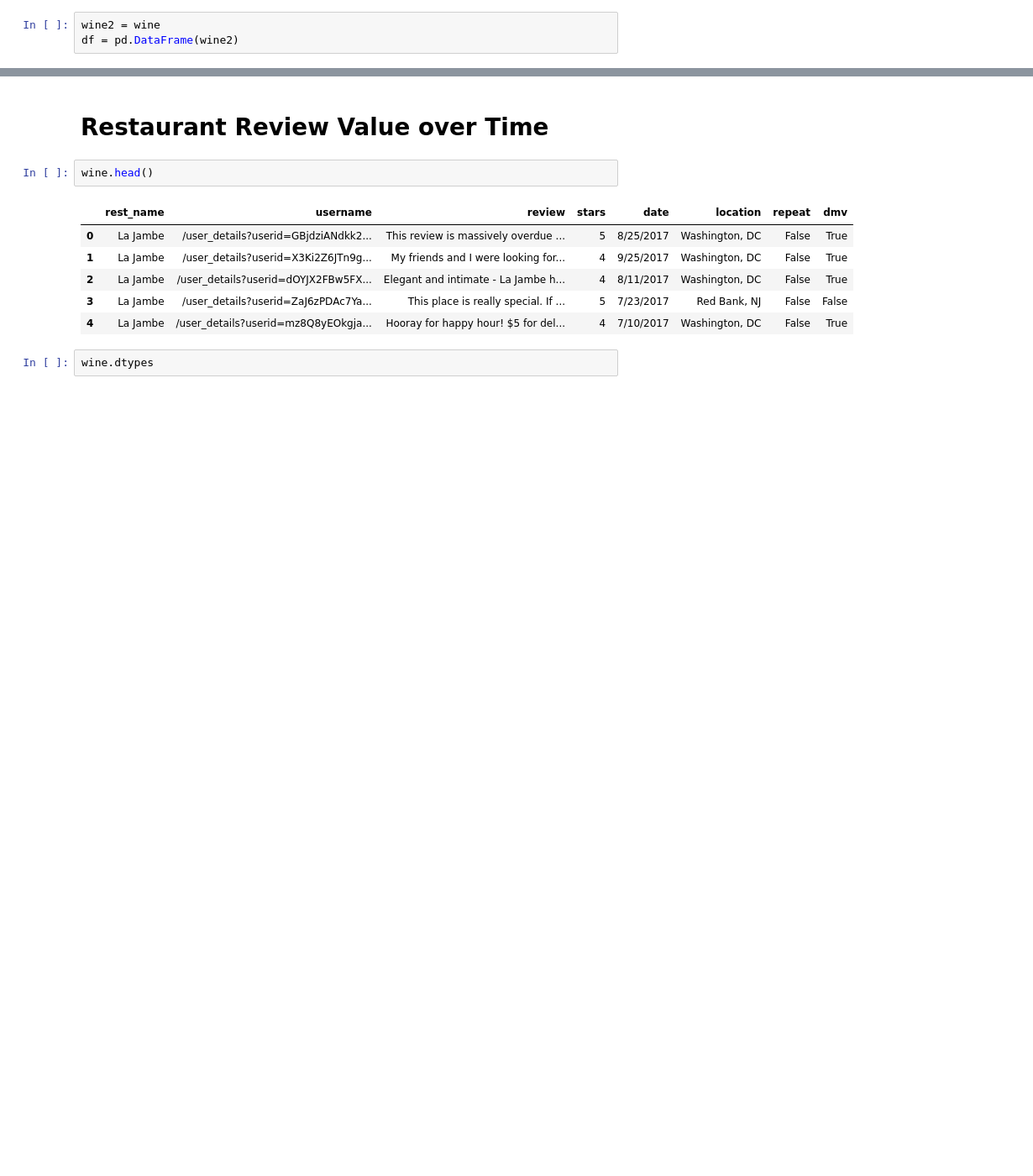
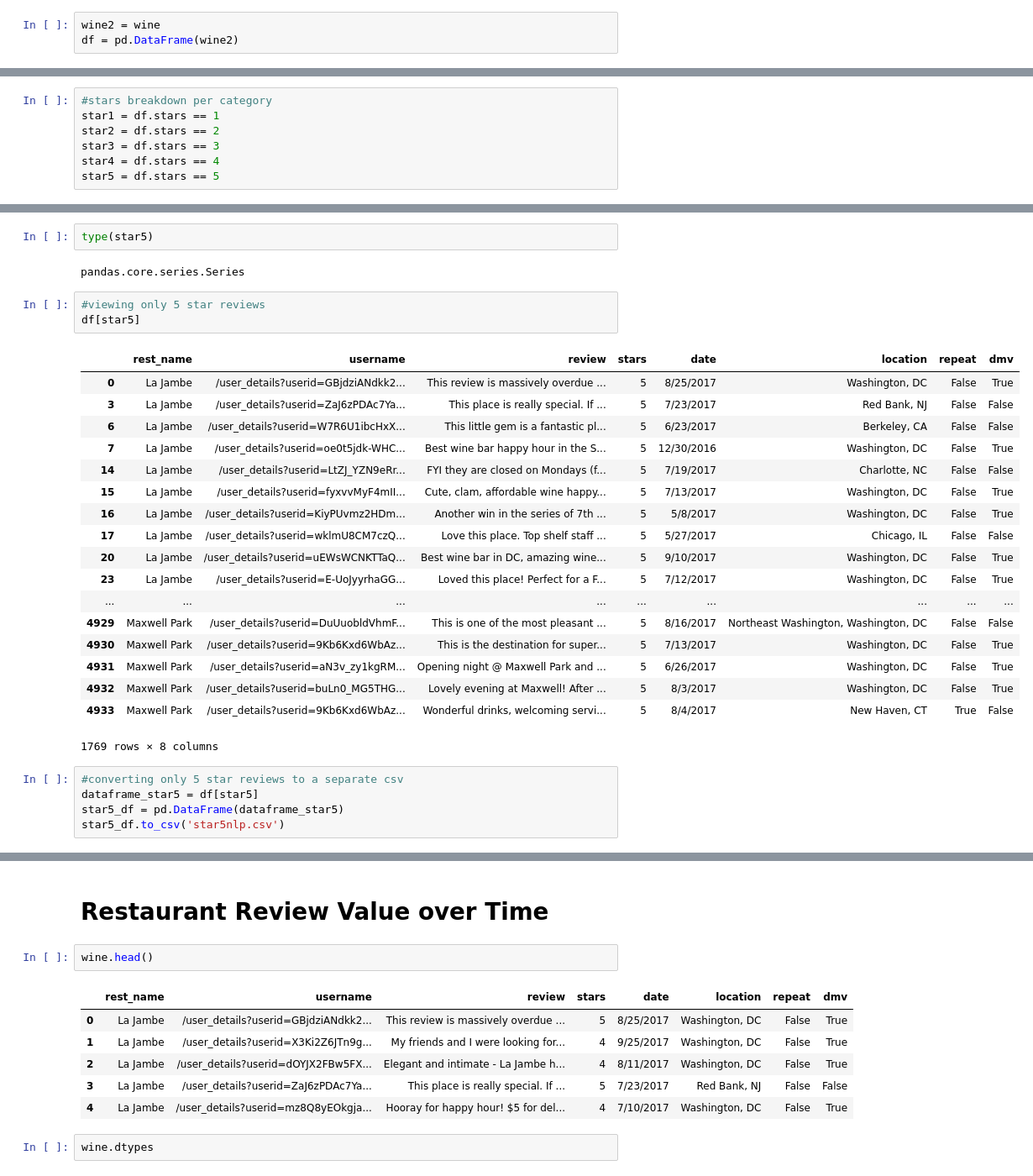
Before and after one commit to jerzeyguy384/nlpsideproject, a Jupyter notebook: yelp-dc-wine-analysis.ipynb, the cells around one changed output, grey strips where cells are left out. Shown at 84% size. Cells and saved outputs as stored; diff of their text form; blank space fills up the shorter version.

```diff
--- a/yelp-dc-wine-analysis.ipynb
+++ b/yelp-dc-wine-analysis.ipynb
@@ -559,0 +363,7 @@ fd.plot(15)
+# %%
+#stars breakdown per category
+star1 = df.stars == 1
+star2 = df.stars == 2
+star3 = df.stars == 3
+star4 = df.stars == 4
+star5 = df.stars == 5
@@ -559,0 +390,31 @@ fd.plot(15)
+# %%
+type(star5)
+# %% [output]
+pandas.core.series.Series
+# %%
+#viewing only 5 star reviews
+df[star5]
+# %% [output]
+|  | rest_name | username | review | stars | date | location | repeat | dmv |
+| 0 | La Jambe | /user_details?userid=GBjdziANdkk2... | This review is massively overdue ... | 5 | 8/25/2017 | Washington, DC | False | True |
+| 3 | La Jambe | /user_details?userid=ZaJ6zPDAc7Ya... | This place is really special. If ... | 5 | 7/23/2017 | Red Bank, NJ | False | False |
+| 6 | La Jambe | /user_details?userid=W7R6U1ibcHxX... | This little gem is a fantastic pl... | 5 | 6/23/2017 | Berkeley, CA | False | False |
+| 7 | La Jambe | /user_details?userid=oe0t5jdk-WHC... | Best wine bar happy hour in the S... | 5 | 12/30/2016 | Washington, DC | False | True |
+| 14 | La Jambe | /user_details?userid=LtZJ_YZN9eRr... | FYI they are closed on Mondays (f... | 5 | 7/19/2017 | Charlotte, NC | False | False |
+| 15 | La Jambe | /user_details?userid=fyxvvMyF4mII... | Cute, clam, affordable wine happy... | 5 | 7/13/2017 | Washington, DC | False | True |
+| 16 | La Jambe | /user_details?userid=KiyPUvmz2HDm... | Another win in the series of 7th ... | 5 | 5/8/2017 | Washington, DC | False | True |
+| 17 | La Jambe | /user_details?userid=wklmU8CM7czQ... | Love this place. Top shelf staff ... | 5 | 5/27/2017 | Chicago, IL | False | False |
+| 20 | La Jambe | /user_details?userid=uEWsWCNKTTaQ... | Best wine bar in DC, amazing wine... | 5 | 9/10/2017 | Washington, DC | False | True |
+| 23 | La Jambe | /user_details?userid=E-UoJyyrhaGG... | Loved this place! Perfect for a F... | 5 | 7/12/2017 | Washington, DC | False | True |
+| ... | ... | ... | ... | ... | ... | ... | ... | ... |
+| 4929 | Maxwell Park | /user_details?userid=DuUuobldVhmF... | This is one of the most pleasant ... | 5 | 8/16/2017 | Northeast Washington, Washington, DC | False | False |
+| 4930 | Maxwell Park | /user_details?userid=9Kb6Kxd6WbAz... | This is the destination for super... | 5 | 7/13/2017 | Washington, DC | False | True |
+| 4931 | Maxwell Park | /user_details?userid=aN3v_zy1kgRM... | Opening night @ Maxwell Park and ... | 5 | 6/26/2017 | Washington, DC | False | True |
+| 4932 | Maxwell Park | /user_details?userid=buLn0_MG5THG... | Lovely evening at Maxwell! After ... | 5 | 8/3/2017 | Washington, DC | False | True |
+| 4933 | Maxwell Park | /user_details?userid=9Kb6Kxd6WbAz... | Wonderful drinks, welcoming servi... | 5 | 8/4/2017 | New Haven, CT | True | False |
+1769 rows × 8 columns
+# %%
+#converting only 5 star reviews to a separate csv
+dataframe_star5 = df[star5]
+star5_df = pd.DataFrame(dataframe_star5)
+star5_df.to_csv('star5nlp.csv')
```
Also changed, not shown: parts of 54 cells of this notebook.
